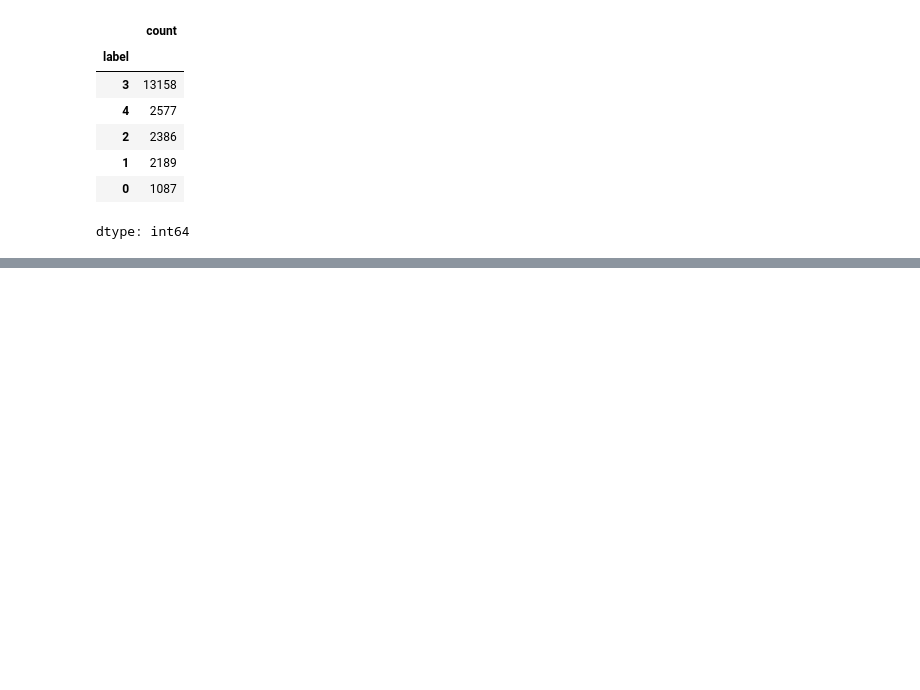
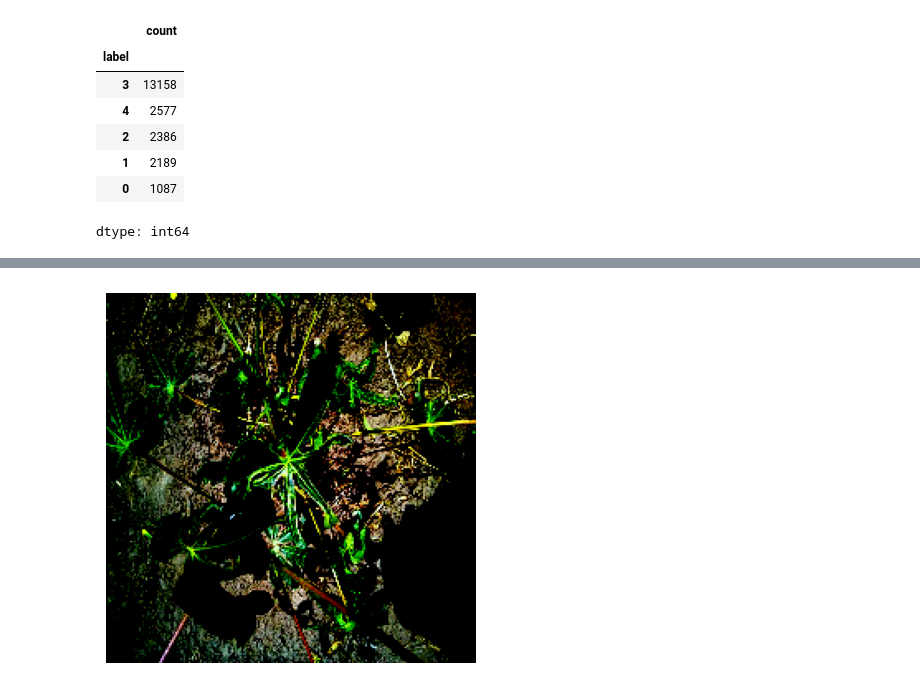
Before and after one commit to Rahman2007207/Crop-Disease-Image-Classification, a Jupyter notebook: CropDiseaseImageClassificationipynb.ipynb, the cells around one changed output, grey strips where cells are left out. Drawn from its saved outputs; the diff is of its cells as text; code cells hidden in the pictures; blank space fills up the shorter version.

```diff
--- a/CropDiseaseImageClassificationipynb.ipynb
+++ b/CropDiseaseImageClassificationipynb.ipynb
@@ -56,0 +118,4 @@ dtype: int64
+# %%
+df["label_name"] = df["label"].astype(str).map(label_map)
+
+df.head()
@@ -56,0 +138,4 @@ dtype: int64
+# %%
+df["image_path"] = df["image_id"].apply(
+    lambda x: os.path.join(image_dir, x)
+)
@@ -56,0 +155,21 @@ dtype: int64
+# %%
+train_transform = A.Compose([
+
+    A.Resize(224, 224),
+
+    A.HorizontalFlip(p=0.5),
+    A.VerticalFlip(p=0.5),
+
+    A.RandomRotate90(p=0.5),
+    A.RandomBrightnessContrast(p=0.2),
+
+    A.ShiftScaleRotate(
+        shift_limit=0.1,
+        scale_limit=0.1,
+        rotate_limit=30,
+        p=0.5
+    ),
+
+    A.Normalize(),
+    ToTensorV2()
+])
@@ -56,0 +181,15 @@ dtype: int64
+# %%
+import matplotlib.pyplot as plt
+import cv2
+
+img_path = df["image_path"].iloc[0]
+
+image = cv2.imread(img_path)
+image = cv2.cvtColor(image, cv2.COLOR_BGR2RGB)
+
+augmented = train_transform(image=image)["image"]
+
+plt.imshow(augmented.permute(1,2,0))
+plt.axis("off")
+plt.show()
+# %% [output]
@@ -56,0 +197 @@ dtype: int64
+[figure, added]
```
Also changed, not shown: parts of 34 cells of this notebook.
